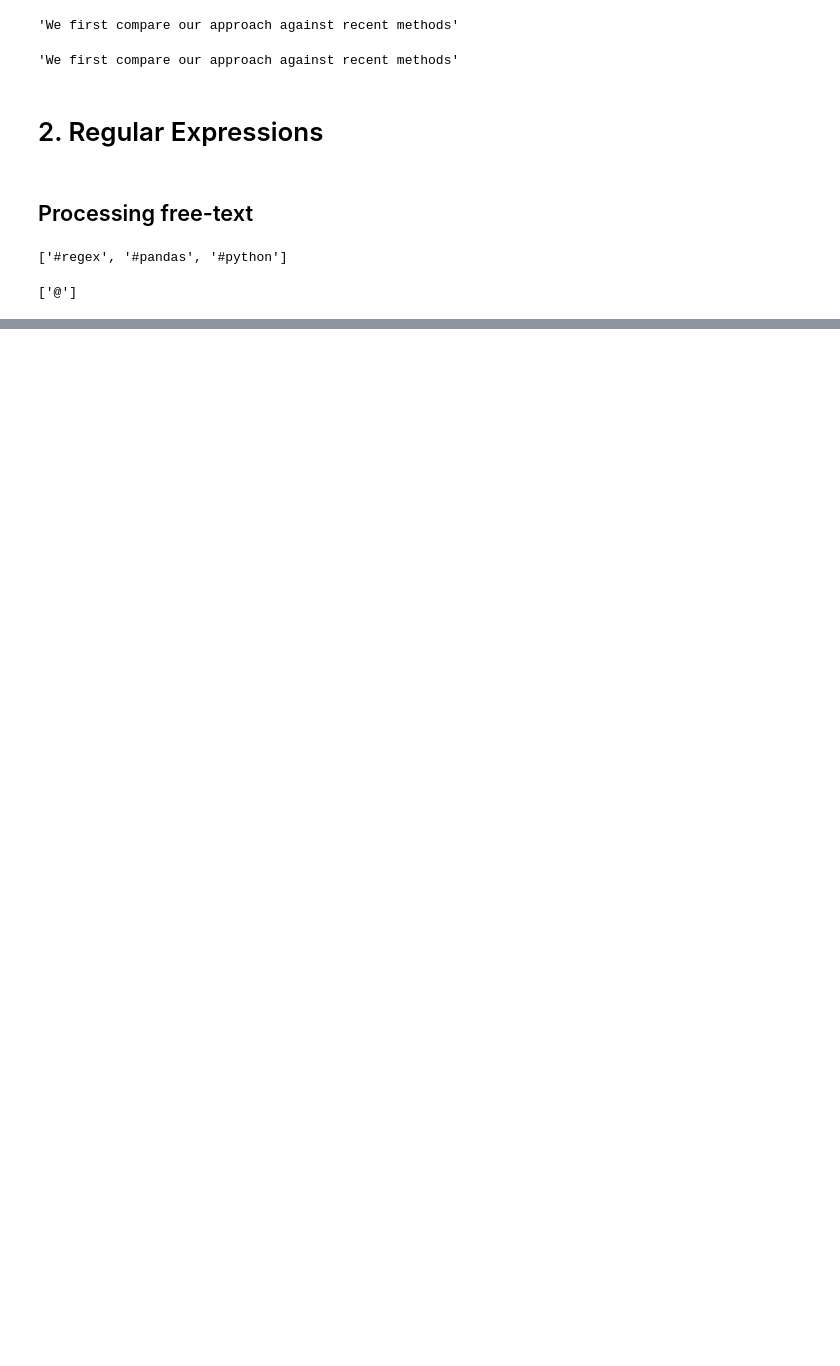
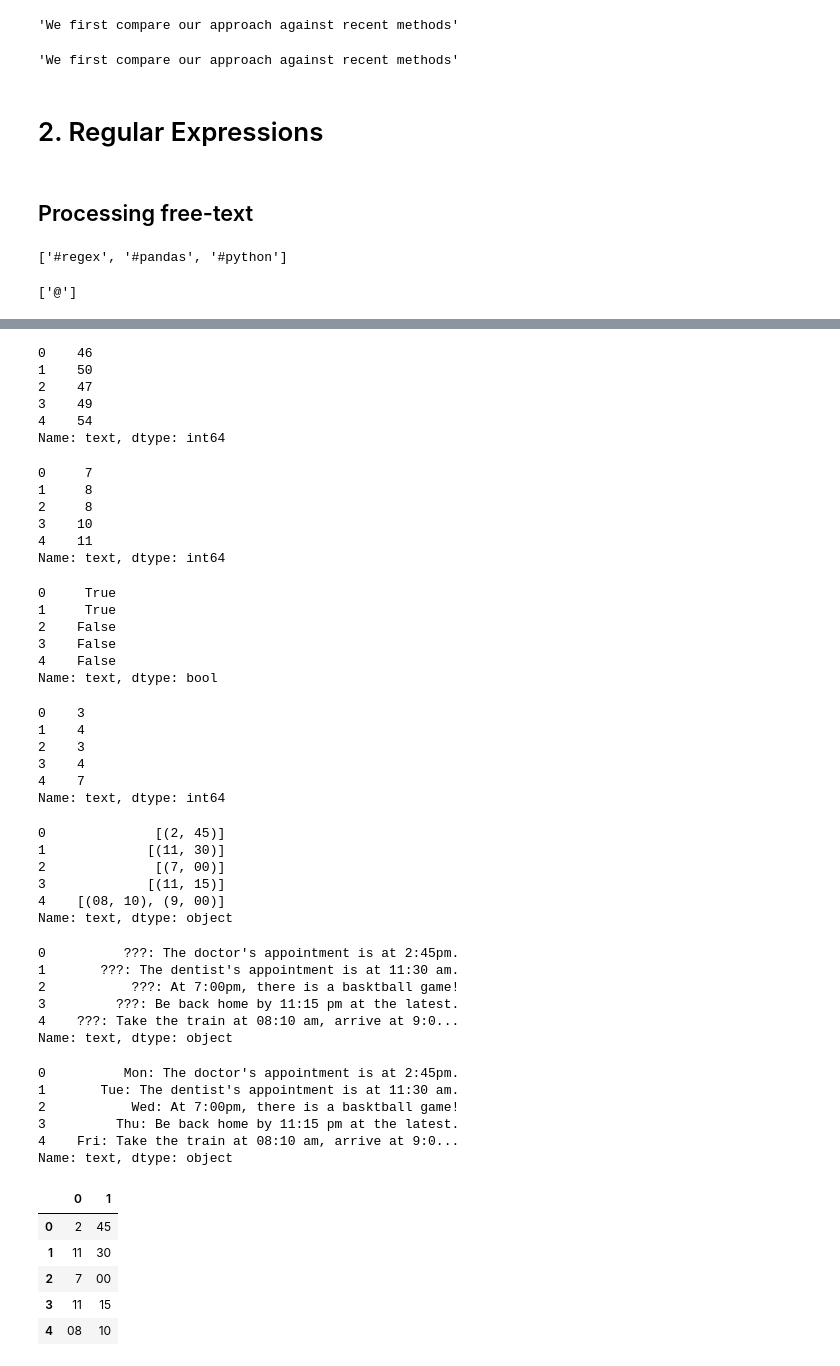
Before and after one commit to HJNVR/NLP, a Jupyter notebook: Natural Language Processing_ Reference.ipynb, the cells around one changed output, grey strips where cells are left out. Saved outputs shown, nothing was run; the diff lists cells and outputs as text; code cells hidden in the pictures; blank space fills up the shorter version.

```diff
--- a/Natural Language Processing_ Reference.ipynb
+++ b/Natural Language Processing_ Reference.ipynb
@@ -242,0 +396,74 @@ print([word for word in tweet.split() if word.startswith('#')])
+# %%
+df['text'].str.len()
+# %% [output]
+0    46
+1    50
+2    47
+3    49
+4    54
+Name: text, dtype: int64
+# %%
+df['text'].str.split().str.len()
+# %% [output]
+0     7
+1     8
+2     8
+3    10
+4    11
+Name: text, dtype: int64
+# %%
+df['text'].str.contains('appointment')
+# %% [output]
+0     True
+1     True
+2    False
+3    False
+4    False
+Name: text, dtype: bool
+# %%
+df['text'].str.count(r'\d') #count the number of digits in the dataframe
+# %% [output]
+0    3
+1    4
+2    3
+3    4
+4    7
+Name: text, dtype: int64
+# %%
+df['text'].str.findall(r'(\d?\d):(\d\d)')
+# %% [output]
+0              [(2, 45)]
+1             [(11, 30)]
+2              [(7, 00)]
+3             [(11, 15)]
+4    [(08, 10), (9, 00)]
+Name: text, dtype: object
+# %%
+df['text'].str.replace(r'\w+day\b', '???')
+# %% [output]
+0          ???: The doctor's appointment is at 2:45pm.
+1       ???: The dentist's appointment is at 11:30 am.
+2           ???: At 7:00pm, there is a basktball game!
+3         ???: Be back home by 11:15 pm at the latest.
+4    ???: Take the train at 08:10 am, arrive at 9:0...
+Name: text, dtype: object
+# %%
+df['text'].str.replace(r'(\w+day\b)', lambda x: x.groups()[0][:3])
+# This method returns a tuple containing all the subgroups of the match
+# groups[0] is the first subgroup of the regular expression match
+# %% [output]
+0          Mon: The doctor's appointment is at 2:45pm.
+1       Tue: The dentist's appointment is at 11:30 am.
+2           Wed: At 7:00pm, there is a basktball game!
+3         Thu: Be back home by 11:15 pm at the latest.
+4    Fri: Take the train at 08:10 am, arrive at 9:0...
+Name: text, dtype: object
+# %%
+df['text'].str.extract(r'(\d?\d):(\d\d)')
+# %% [output]
+|  | 0 | 1 |
+| 0 | 2 | 45 |
+| 1 | 11 | 30 |
+| 2 | 7 | 00 |
+| 3 | 11 | 15 |
+| 4 | 08 | 10 |
```
Also changed, not shown: parts of 24 cells of this notebook.
